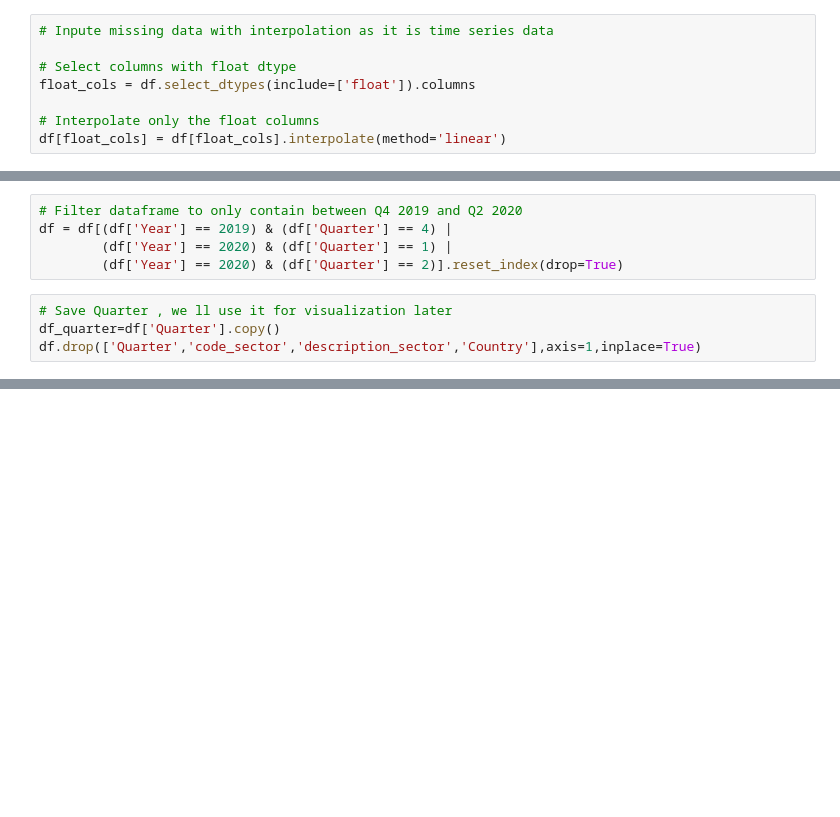
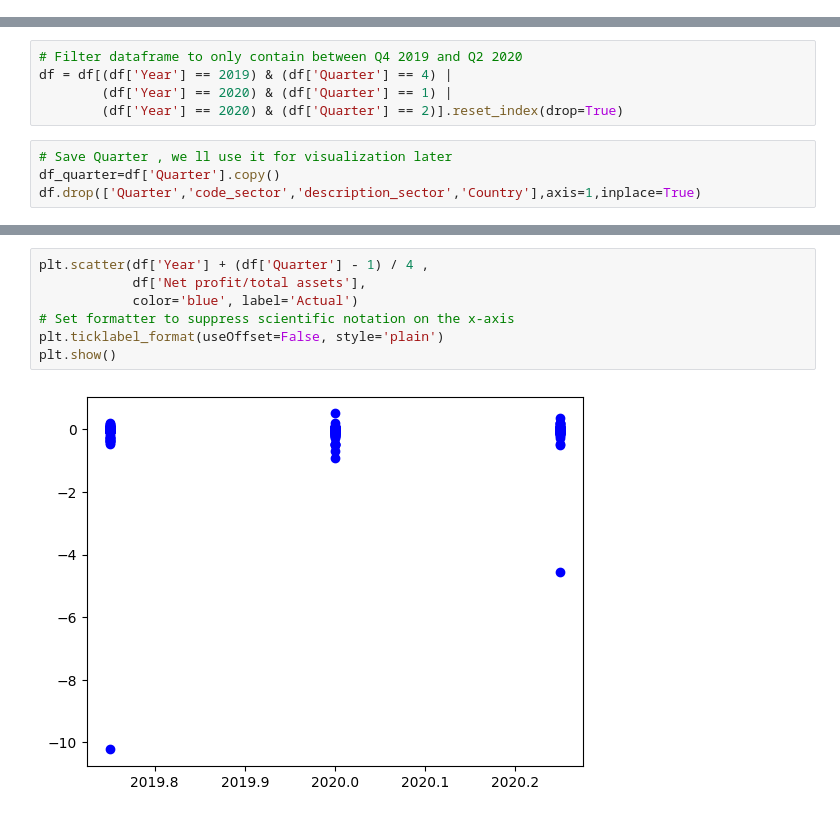
Before and after one commit to RiccardoGTolli/REVO_challenge, a Jupyter notebook: revo/notebooks/3. task1_a.ipynb, the cells around one changed output, grey strips where cells are left out. Saved outputs shown, nothing was run; the diff lists cells and outputs as text; blank space fills up the shorter version.

```diff
--- a/revo/notebooks/3. task1_a.ipynb
+++ b/revo/notebooks/3. task1_a.ipynb
@@ -7,8 +9,0 @@ df=pd.read_csv('output/final_df.csv')
-# %%
-# Inpute missing data with interpolation as it is time series data
-
-# Select columns with float dtype
-float_cols = df.select_dtypes(include=['float']).columns
-
-# Interpolate only the float columns
-df[float_cols] = df[float_cols].interpolate(method='linear')
@@ -70,0 +60,9 @@ print("Impact:", impact)
+# %%
+plt.scatter(df['Year'] + (df['Quarter'] - 1) / 4 ,
+            df['Net profit/total assets'],
+            color='blue', label='Actual')
+# Set formatter to suppress scientific notation on the x-axis
+plt.ticklabel_format(useOffset=False, style='plain')
+plt.show()
+# %% [output]
+[figure, added]
```
Also changed, not shown: parts of 13 cells of this notebook, 4 other files.
